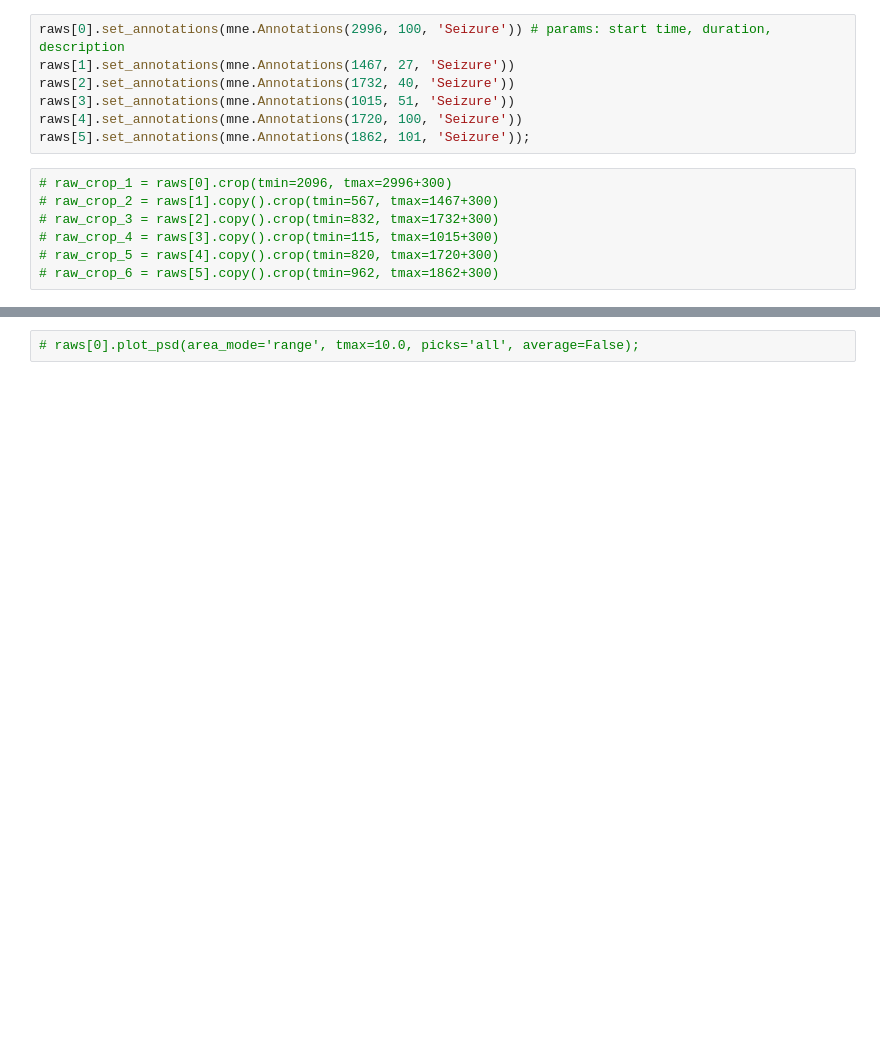
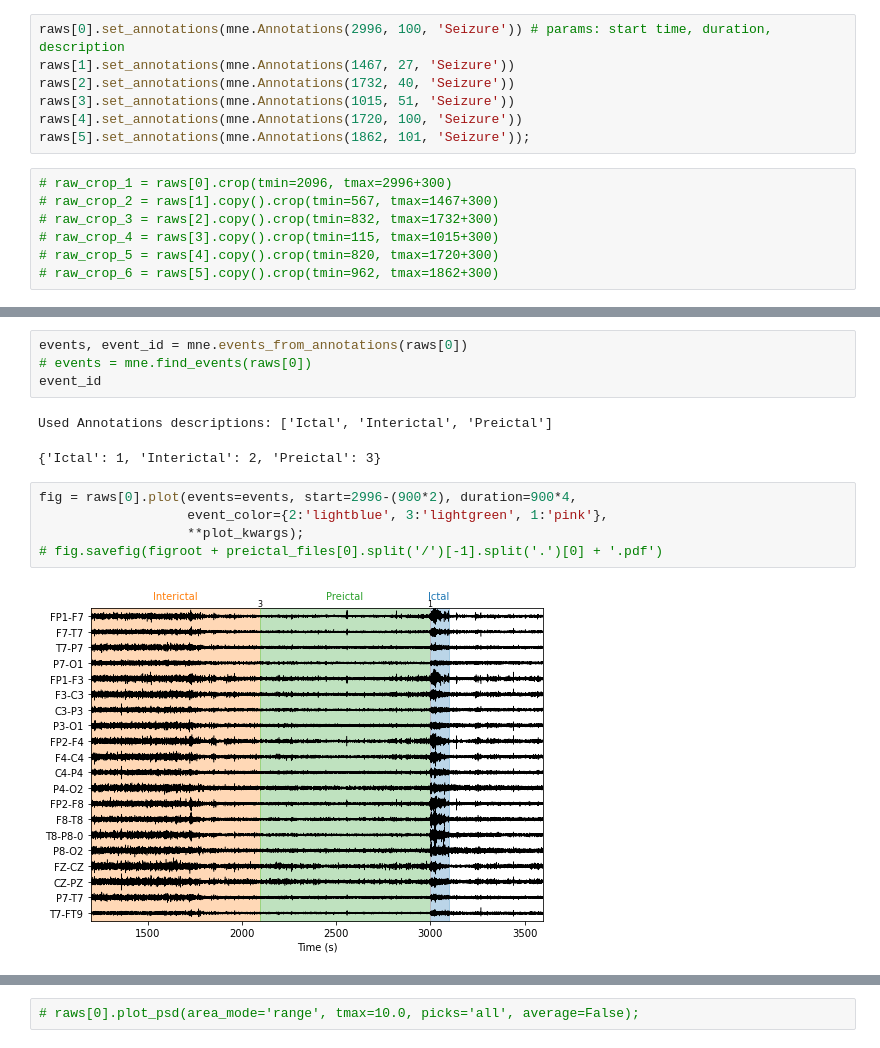
Before and after one commit to samisnotinsane/chbmit-seizure-prediction, a Jupyter notebook: feature_extraction/chb01_preictal_AR.ipynb, the cells around one changed output, grey strips where cells are left out. Saved outputs shown, nothing was run; the diff lists cells and outputs as text; blank space fills up the shorter version.

```diff
--- a/feature_extraction/chb01_preictal_AR.ipynb
+++ b/feature_extraction/chb01_preictal_AR.ipynb
@@ -62,0 +81,14 @@ raws[5].set_annotations(mne.Annotations(1862, 101, 'Seizure'));
+# %%
+events, event_id = mne.events_from_annotations(raws[0])
+# events = mne.find_events(raws[0])
+event_id
+# %% [output]
+Used Annotations descriptions: ['Ictal', 'Interictal', 'Preictal']
+{'Ictal': 1, 'Interictal': 2, 'Preictal': 3}
+# %%
+fig = raws[0].plot(events=events, start=2996-(900*2), duration=900*4,
+                   event_color={2:'lightblue', 3:'lightgreen', 1:'pink'},
+                   **plot_kwargs);
+# fig.savefig(figroot + preictal_files[0].split('/')[-1].split('.')[0] + '.pdf')
+# %% [output]
+[figure, added]
```
Also changed, not shown: parts of 5 cells of this notebook, 13 other files.
